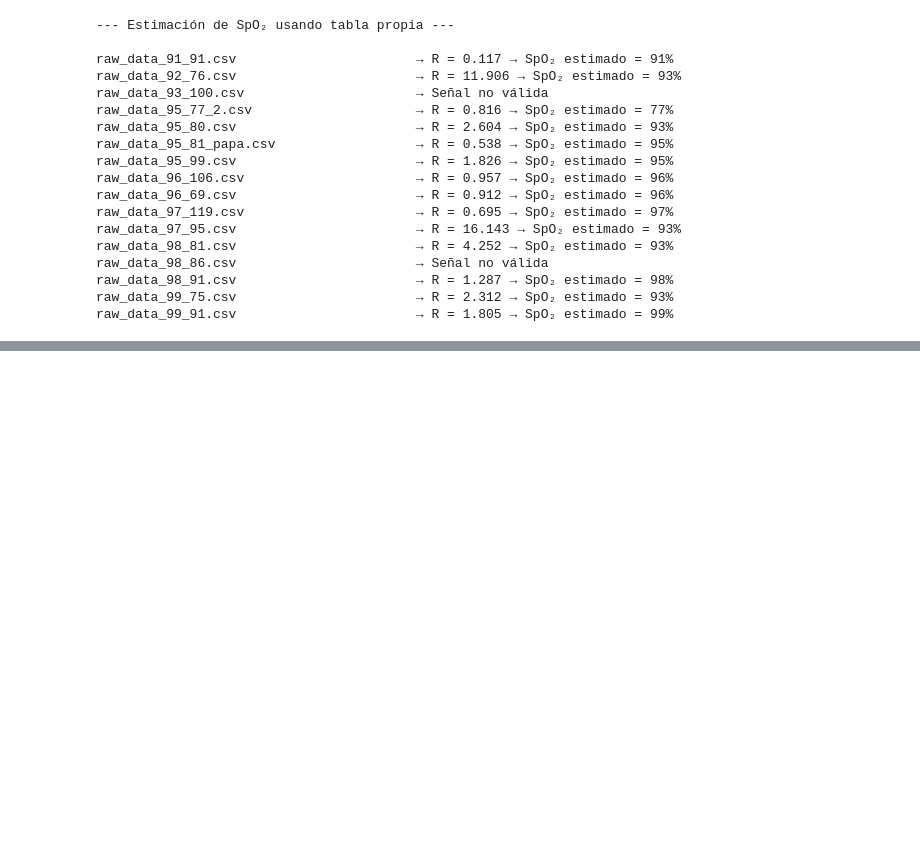
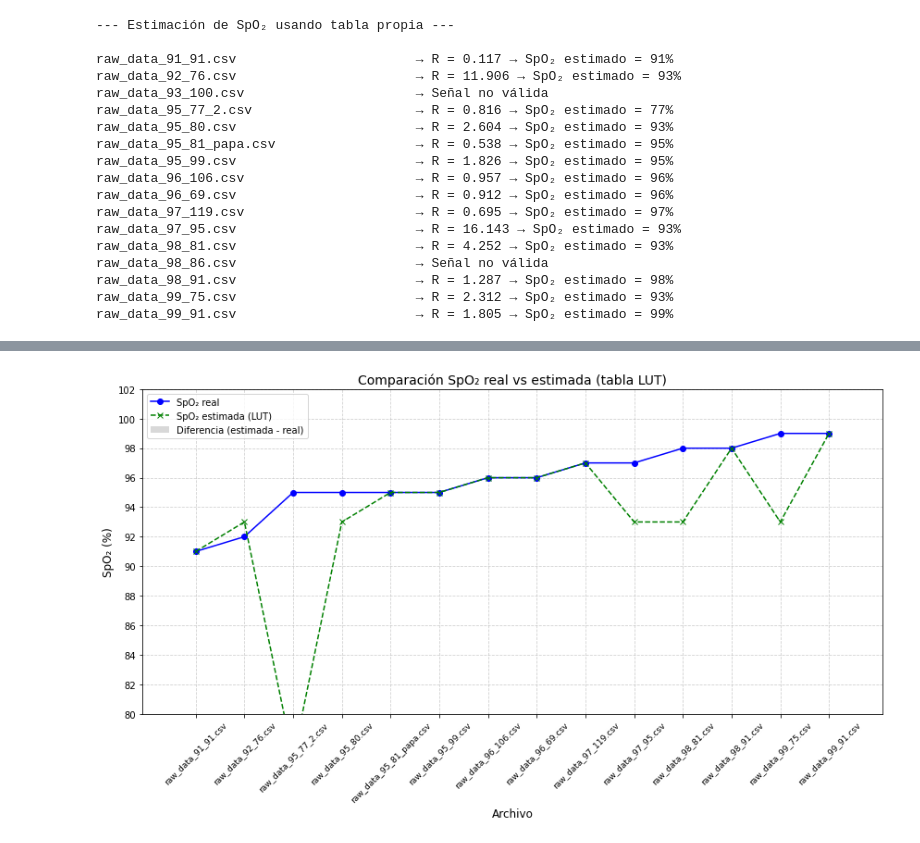
Before and after one commit to ElenaRuizMoreno/TFG-Elena-Ruiz, a Jupyter notebook: Código/procesamiento/SpO2/uch_spo2_table.ipynb, the cells around one changed output, grey strips where cells are left out. Cells and saved outputs as stored; diff of their text form; code cells hidden in the pictures; blank space fills up the shorter version.

```diff
--- a/Código/procesamiento/SpO2/uch_spo2_table.ipynb
+++ b/Código/procesamiento/SpO2/uch_spo2_table.ipynb
@@ -132,3 +132,74 @@ raw_data_98_86.csv                       → Señal no válida
 raw_data_98_91.csv                       → R = 1.287 → SpO₂ estimado = 98%
 raw_data_99_75.csv                       → R = 2.312 → SpO₂ estimado = 93%
 raw_data_99_91.csv                       → R = 1.805 → SpO₂ estimado = 99%
+# %%
+import matplotlib.pyplot as plt
+import numpy as np
+import re
+import os
+
+# Inicializar listas para el gráfico
+real_vals = []
+estimados = []
+archivos_validos = []
+
+# Ruta de salida
+ruta_salida = r"C:\Users\Elena\Desktop\GitHub\TFG-Elena-Ruiz\Código\resultados\SpO2"
+
+print("\n--- Estimación de SpO₂ usando tabla propia ---\n")
+for archivo in archivos:
+    try:
+        df = pd.read_csv(os.path.join(ruta, archivo))
+        ir = df["IR"] - df["AMB_IR"]
+        red = df["RED"] - df["AMB_RED"]
+
+        ac_ir = ir.max() - ir.min()
+        dc_ir = ir.mean()
+        ac_red = red.max() - red.min()
+        dc_red = red.mean()
+
+        if all(val > 0 for val in [ac_ir, dc_ir, ac_red, dc_red]):
+            ratio = (ac_red / dc_red) / (ac_ir / dc_ir)
+            spo2_estimado = estimar_spo2(ratio, tabla_spo2_interp)
+
+            # Obtener SpO2 real desde el nombre
+            match = re.match(r"raw_data_(\d+)_\d+", archivo)
+            if match:
+                spo2_real = int(match.group(1))
+                real_vals.append(spo2_real)
+                estimados.append(spo2_estimado)
+                archivos_validos.append(archivo)
+
+            print(f"{archivo:40s} → R = {ratio:.3f} → SpO₂ estimado = {spo2_estimado}%")
+        else:
+            print(f"{archivo:40s} → Señal no válida")
+    except Exception as e:
+        print(f"{archivo:40s} → ERROR: {e}")
+
+# Graficar resultados
+if real_vals and estimados:
+    indices = range(1, len(real_vals) + 1)
+    errores = np.array(estimados) - np.array(real_vals)
+
+    plt.figure(figsize=(12, 7))
+    plt.plot(indices, real_vals, label="SpO₂ real", marker='o', color='blue')
+    plt.plot(indices, estimados, label="SpO₂ estimada (LUT)", marker='x', linestyle='--', color='green')
+    plt.bar(indices, errores, alpha=0.3, color='gray', label="Diferencia (estimada - real)")
+
+    plt.title("Comparación SpO₂ real vs estimada (tabla LUT)", fontsize=14)
+    plt.xlabel("Archivo", fontsize=12)
+    plt.ylabel("SpO₂ (%)", fontsize=12)
+    plt.xticks(indices, archivos_validos, rotation=45, fontsize=9)
+    plt.yticks(np.arange(80, 105, 2))
+    plt.ylim(80, 102)
+    plt.grid(True, linestyle='--', alpha=0.6)
+    plt.legend()
+    plt.tight_layout()
+
+    ruta_img = os.path.join(ruta_salida, "grafico_spo2_lut.png")
+    plt.savefig(ruta_img)
+    print(f"\nGráfico guardado en: {ruta_img}")
+    plt.show()
+else:
+    print("No hay datos válidos para graficar.")
+# %% [output]
@@ -134,0 +226 @@ raw_data_99_91.csv                       → R = 1.805 → SpO₂ estimado = 99%
+[figure, added]
```
Also changed, not shown: parts of 1 cell of this notebook, 8 other files.
